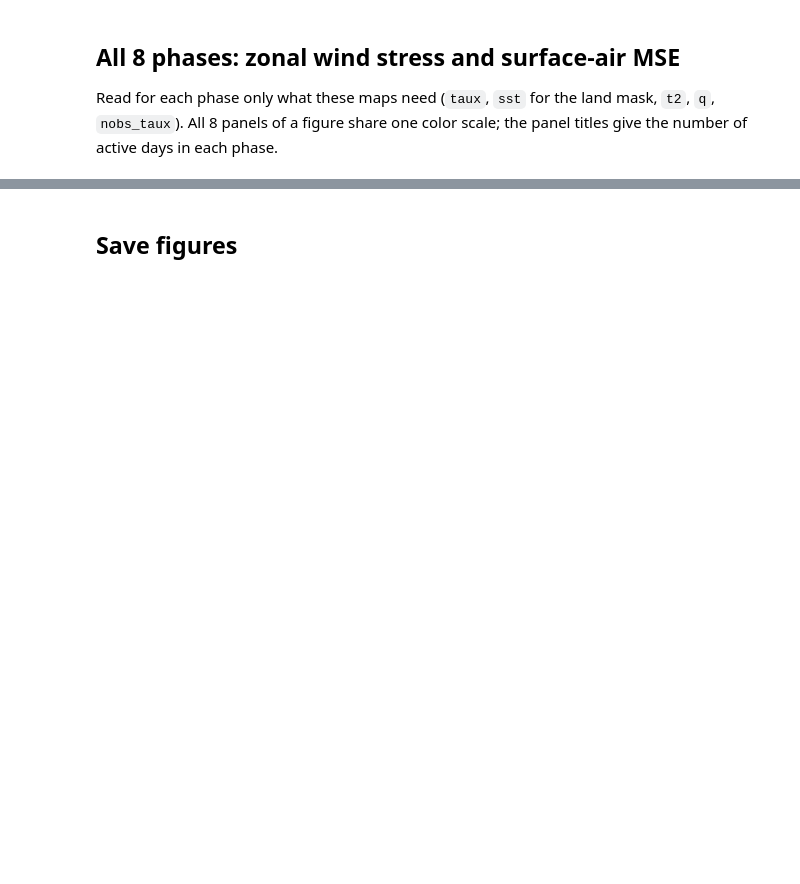
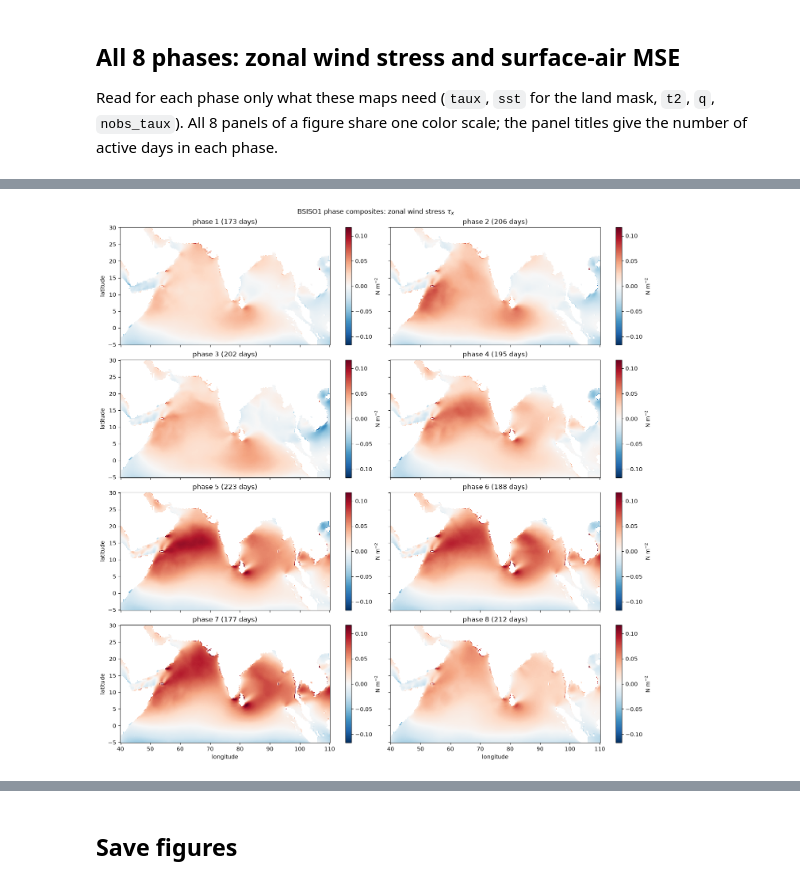
Before and after one commit to deszoeke/ekman-astz, a Jupyter notebook: plot/bsiso_plots.ipynb, the cells around one changed output, grey strips where cells are left out. Saved outputs shown, nothing was run; the diff lists cells and outputs as text; code cells hidden in the pictures; blank space fills up the shorter version.

Commit message:
bsiso notebook updates

```diff
--- a/plot/bsiso_plots.ipynb
+++ b/plot/bsiso_plots.ipynb
@@ -68,10 +112,12 @@ Read for each phase only what these maps need (`taux`, `sst` for the land mask,
 # %%
-dp = [read_group(file, findfirst(==(q), phases); vars=("taux", "sst", "t2", "q", "nobs_taux"), lonlim, latlim) for q in 1:8]
 lon, lat, land = dp[1].lon, dp[1].lat, isnan.(dp[1].sst)
 daytitle(q, x) = "phase $q ($(Int(maximum(x.nobs_taux))) days)"
-taulim = maximum(x -> symlim(x.taux), dp) # N m^-2, shared by all phases
+taulim = maximum(x -> symlim(x.taux), dp)/2 # N m^-2, shared by all phases
 panels_tau = [panel(x.taux, daytitle(q, x), raw"N m$^{-2}$"; vmin=-taulim, vmax=taulim) for (q, x) in zip(1:8, dp)]
-fig_tau, axs_tau = plot_panels(lon, lat, panels_tau; ncols=4, land, suptitle=raw"BSISO1 phase composites: zonal wind stress $\tau_x$");
+fig_tau, axs_tau = plot_panels(lon, lat, panels_tau;
+    ncols=2, land, suptitle=raw"BSISO1 phase composites: zonal wind stress $\tau_x$");
+# %% [output]
+[figure, added]
 # %%
 ma = [@. (c_pa*x.t2 + Lv*x.q) / 1e3 for x in dp] # m_a = c_pa T_2 + L_v q, kJ/kg
 malim = extrema(m for x in ma for (m, l) in zip(x, land) if !l && isfinite(m)) # over ocean, all phases
```
Also changed, not shown: parts of 7 cells of this notebook, 2 other files.
